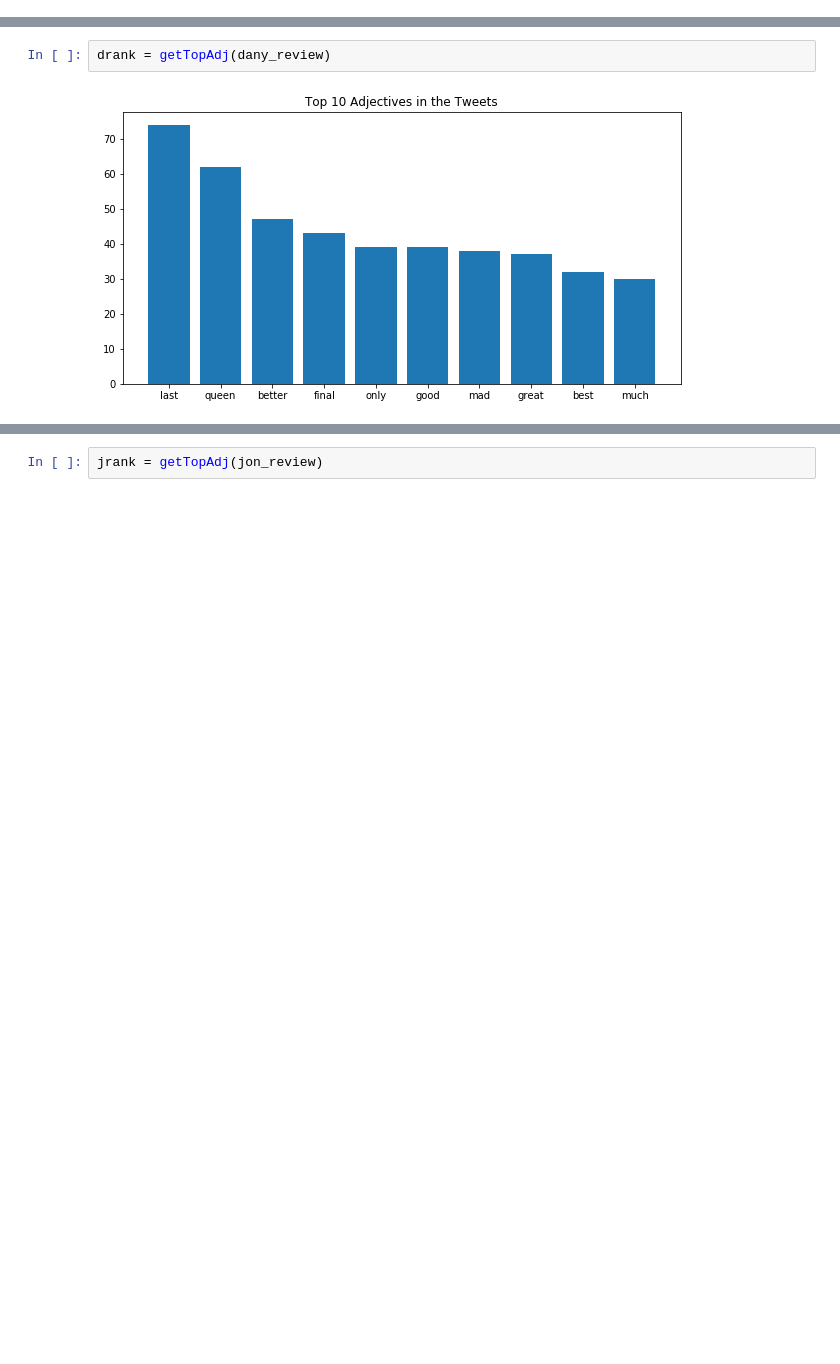
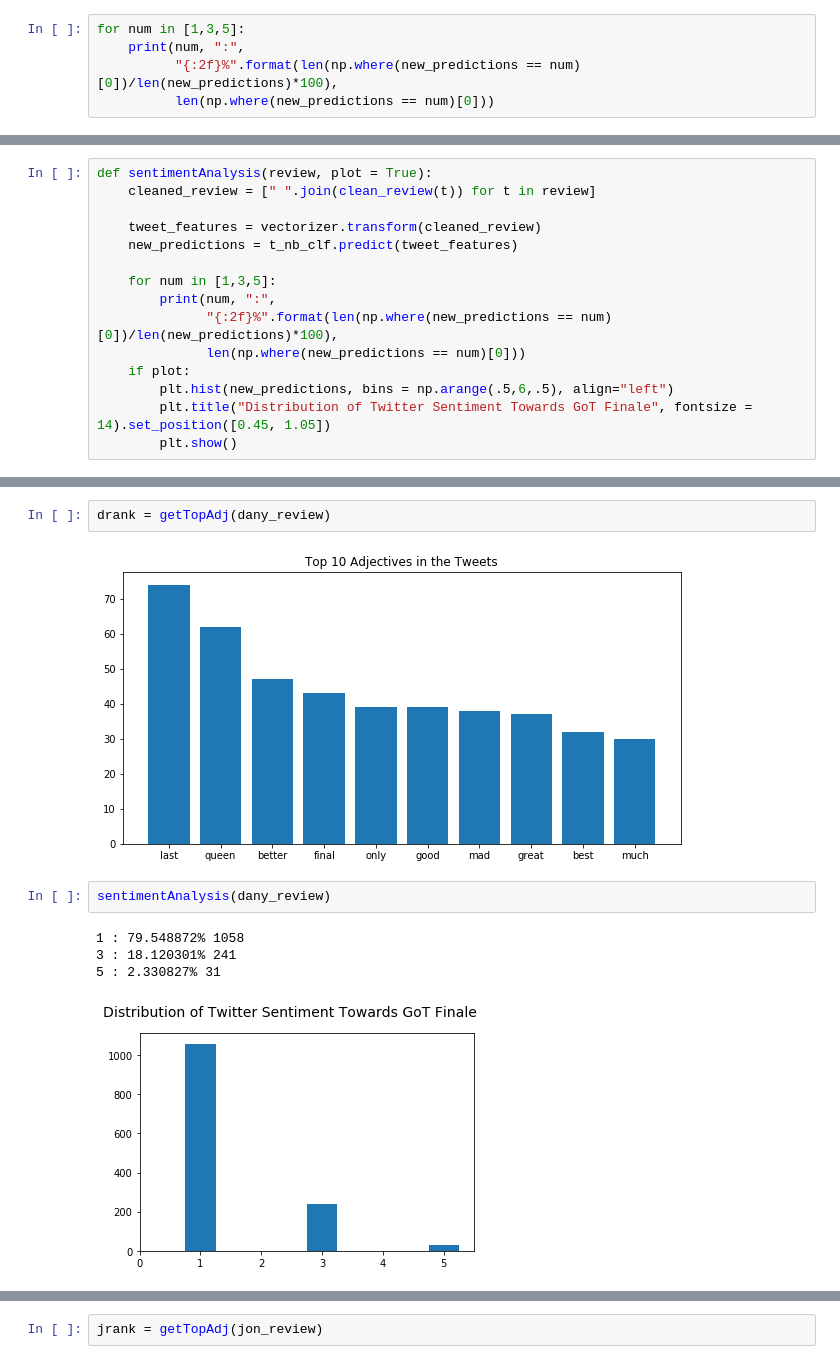
Before and after one commit to 0ethel0zhang/GoThoughts, a Jupyter notebook: notebook/Analyze.ipynb, the cells around one changed output, grey strips where cells are left out. Drawn from its saved outputs; the diff is of its cells as text; blank space fills up the shorter version.

```diff
--- a/notebook/Analyze.ipynb
+++ b/notebook/Analyze.ipynb
@@ -397,0 +543,5 @@ import numpy as np
+# %%
+for num in [1,3,5]:
+    print(num, ":",
+          "{:2f}%".format(len(np.where(new_predictions == num)[0])/len(new_predictions)*100),
+          len(np.where(new_predictions == num)[0]))
@@ -397,0 +559,15 @@ import numpy as np
+# %%
+def sentimentAnalysis(review, plot = True):
+    cleaned_review = [" ".join(clean_review(t)) for t in review]
+
+    tweet_features = vectorizer.transform(cleaned_review)
+    new_predictions = t_nb_clf.predict(tweet_features)
+
+    for num in [1,3,5]:
+        print(num, ":",
+              "{:2f}%".format(len(np.where(new_predictions == num)[0])/len(new_predictions)*100),
+              len(np.where(new_predictions == num)[0]))
+    if plot:
+        plt.hist(new_predictions, bins = np.arange(.5,6,.5), align="left")
+        plt.title("Distribution of Twitter Sentiment Towards GoT Finale", fontsize = 14).set_position([0.45, 1.05])
+        plt.show()
@@ -660,3 +888,10 @@ def getTopAdj(reviews, n = 10, chart = True):
 drank = getTopAdj(dany_review)
 # %% [output]
 [figure]
+# %%
+sentimentAnalysis(dany_review)
+# %% [output]
+1 : 79.548872% 1058
+3 : 18.120301% 241
+5 : 2.330827% 31
+[figure, added]
```
Also changed, not shown: parts of 65 cells of this notebook, 1 other file.
